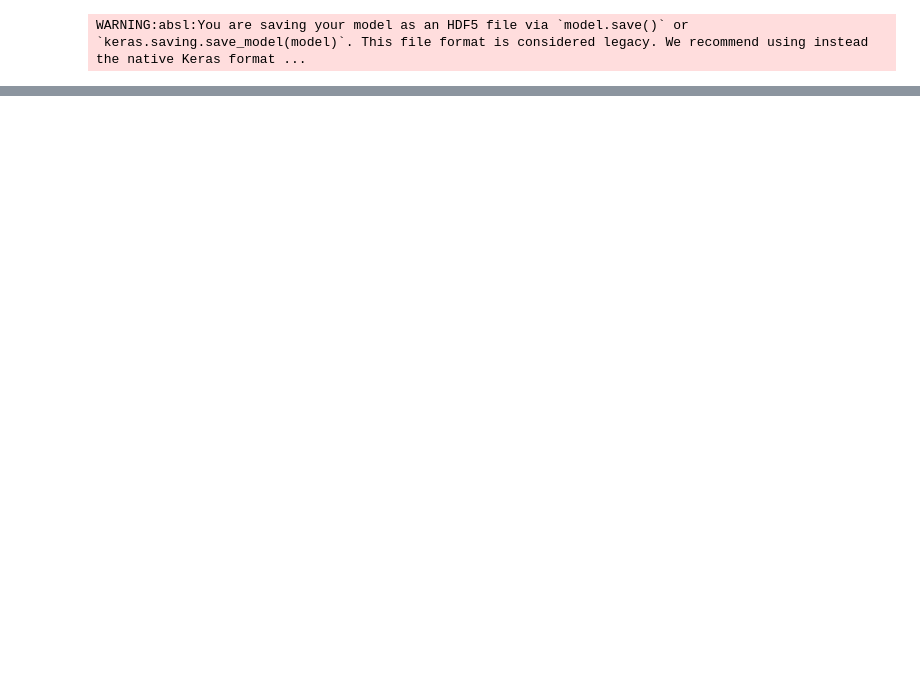
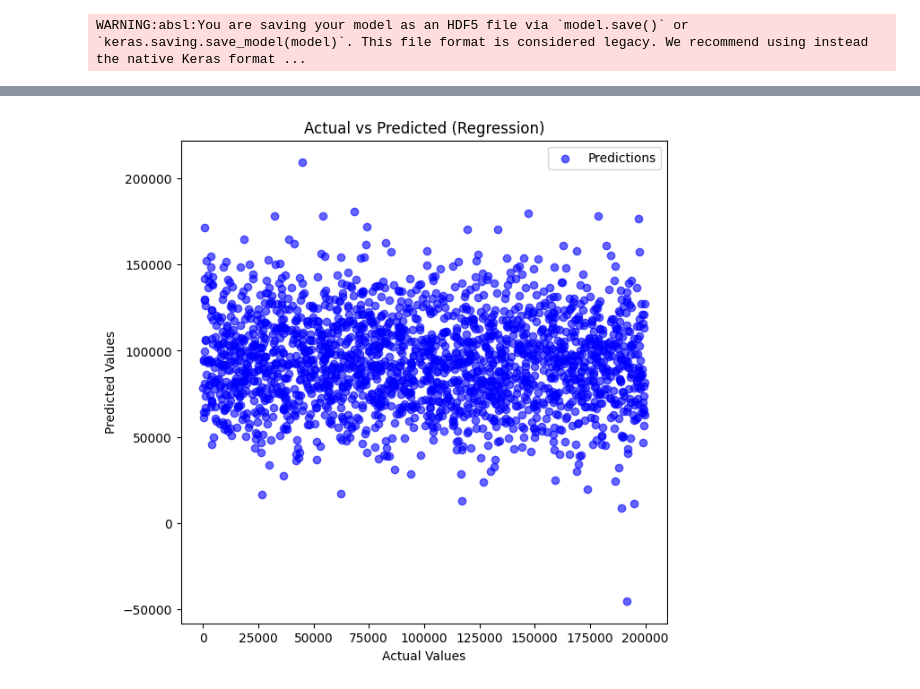
Before and after one commit to TarunSaxena1996/nlp, a Jupyter notebook: annclassification/salaryregression.ipynb, the cells around one changed output, grey strips where cells are left out. Cells and saved outputs as stored; diff of their text form; code cells hidden in the pictures; blank space fills up the shorter version.

```diff
--- a/annclassification/salaryregression.ipynb
+++ b/annclassification/salaryregression.ipynb
@@ -84,3 +148,7 @@ X_test=scaler.transform(X_test)
+# %%
+y_scaler = StandardScaler()
+y_train = y_scaler.fit_transform(y_train)
+y_test_scaled = y_scaler.transform(y_test)
 # %%
 # Save the encoders and scaler for later use
 with open('label_encoder_gender.pkl', 'wb') as file:
@@ -106,7 +175,7 @@ model = Sequential([
 ])
 
 ## compile the model
-model.compile(optimizer='adam',loss='mean_absolute_error',metrics=['mae'])
+model.compile(optimizer='adam',loss='mse',metrics=['mae'])
 
 model.summary()
 # %% [output]
@@ -137,9 +206,8 @@ early_stopping_callback = EarlyStopping(monitor='val_loss', patience=10, restore
 # Train the model
 history = model.fit(
     X_train, y_train,
-    validation_data=(X_test, y_test),
-    epochs=100,
-    callbacks=[early_stopping_callback, tensorboard_callback]
+    epochs=100,batch_size=32, validation_split=0.2,
+    callbacks=[tensorboard_callback]
 )
 # %% [output]
 Epoch 1/100
@@ -177,3 +244,6 @@ Test MAE : 50293.59375
 model.save('regression_model.h5')
 # %% [output]
 WARNING:absl:You are saving your model as an HDF5 file via `model.save()` or `keras.saving.save_model(model)`. This file format is considered legacy. We recommend using instead the native Keras format ...
+# %%
+y_pred = model.predict(X_test)
+y_pred = y_scaler.inverse_transform(y_pred)
@@ -179,0 +252,12 @@ WARNING:absl:You are saving your model as an HDF5 file via `model.save()` or `ke
+# %%
+# --- Plot Actual vs Predicted ---
+import matplotlib.pyplot as plt
+plt.figure(figsize=(7,7))
+plt.scatter(y_test, y_pred, alpha=0.6, color="blue", label="Predictions")
+plt.xlabel("Actual Values")
+plt.ylabel("Predicted Values")
+plt.title("Actual vs Predicted (Regression)")
+plt.legend()
+plt.show()
+# %% [output]
+[figure, added]
```
Also changed, not shown: parts of 12 cells of this notebook, 5 other files.
